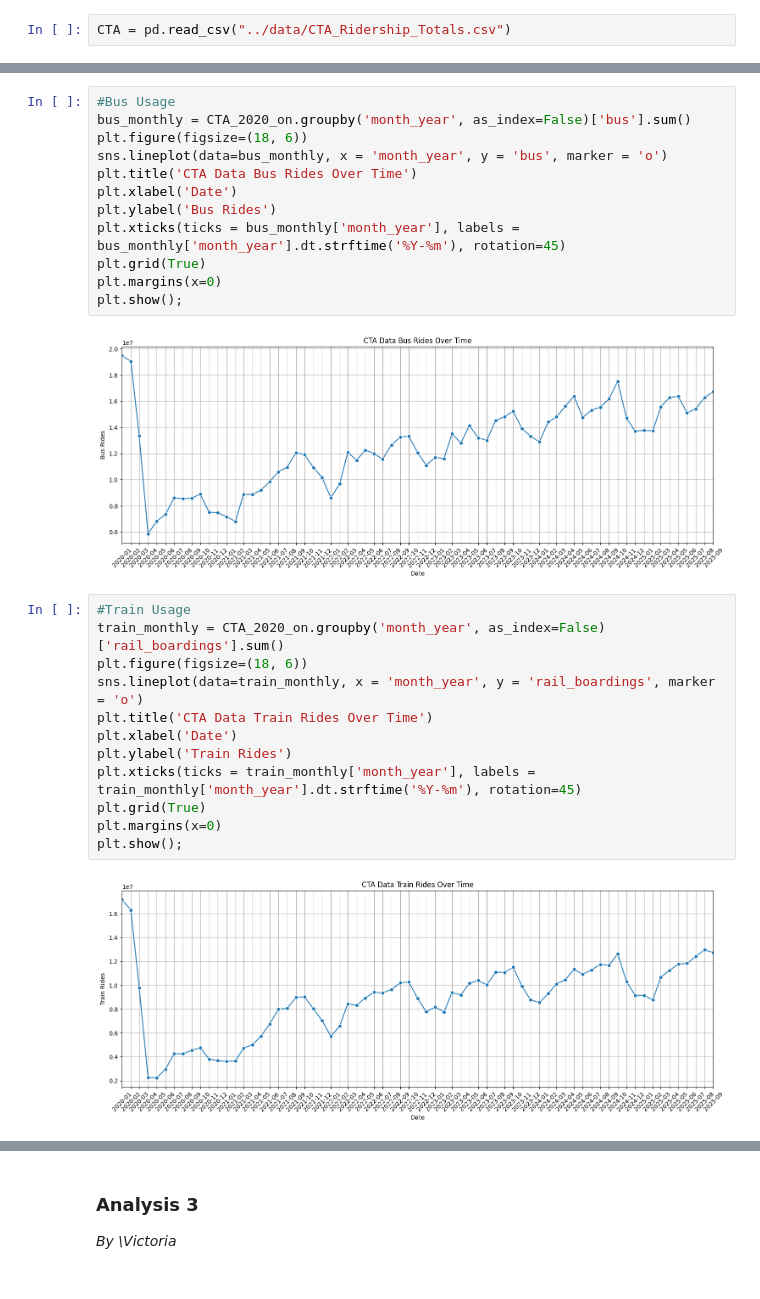
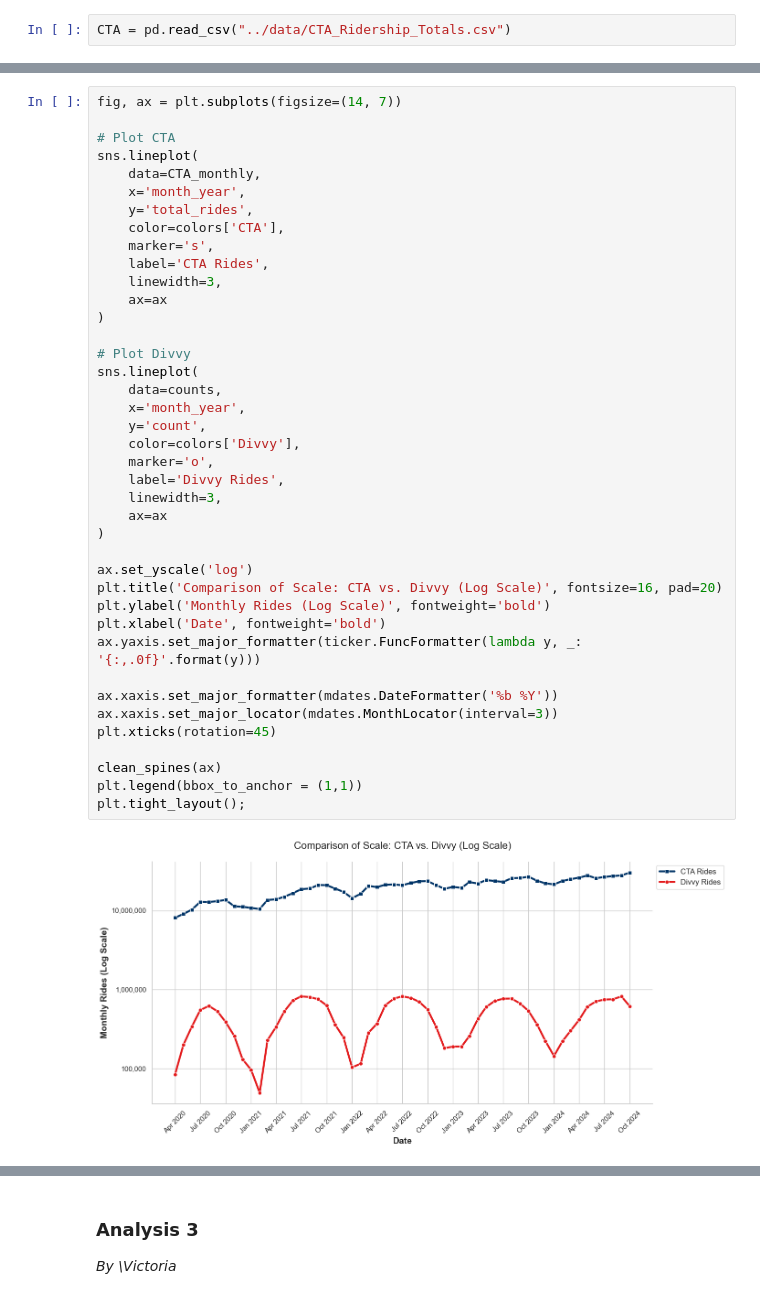
Before and after one commit to JonasGoldberg18/STAT303_Final_Project, a Jupyter notebook: Project Code Template.ipynb, the cells around one changed output, grey strips where cells are left out. Saved outputs shown, nothing was run; the diff lists cells and outputs as text.

```diff
--- a/Project Code Template.ipynb
+++ b/Project Code Template.ipynb
@@ -718,28 +701,42 @@ CTA_2020_on
-# %%
-#Bus Usage
-bus_monthly = CTA_2020_on.groupby('month_year', as_index=False)['bus'].sum()
-plt.figure(figsize=(18, 6))
-sns.lineplot(data=bus_monthly, x = 'month_year', y = 'bus', marker = 'o')
-plt.title('CTA Data Bus Rides Over Time')
-plt.xlabel('Date')
-plt.ylabel('Bus Rides')
-plt.xticks(ticks = bus_monthly['month_year'], labels = bus_monthly['month_year'].dt.strftime('%Y-%m'), rotation=45)
-plt.grid(True)
-plt.margins(x=0)
-plt.show();
-# %% [output]
-[figure, removed]
-# %%
-#Train Usage
-train_monthly = CTA_2020_on.groupby('month_year', as_index=False)['rail_boardings'].sum()
-plt.figure(figsize=(18, 6))
-sns.lineplot(data=train_monthly, x = 'month_year', y = 'rail_boardings', marker = 'o')
-plt.title('CTA Data Train Rides Over Time')
-plt.xlabel('Date')
-plt.ylabel('Train Rides')
-plt.xticks(ticks = train_monthly['month_year'], labels = train_monthly['month_year'].dt.strftime('%Y-%m'), rotation=45)
-plt.grid(True)
-plt.margins(x=0)
-plt.show();
-# %% [output]
-[figure, removed]
+# %%
+fig, ax = plt.subplots(figsize=(14, 7))
+
+# Plot CTA
+sns.lineplot(
+    data=CTA_monthly,
+    x='month_year',
+    y='total_rides',
+    color=colors['CTA'],
+    marker='s',
+    label='CTA Rides',
+    linewidth=3,
+    ax=ax
+)
+
+# Plot Divvy
+sns.lineplot(
+    data=counts,
+    x='month_year',
+    y='count',
+    color=colors['Divvy'],
+    marker='o',
+    label='Divvy Rides',
+    linewidth=3,
+    ax=ax
+)
+
+ax.set_yscale('log')
+plt.title('Comparison of Scale: CTA vs. Divvy (Log Scale)', fontsize=16, pad=20)
+plt.ylabel('Monthly Rides (Log Scale)', fontweight='bold')
+plt.xlabel('Date', fontweight='bold')
+ax.yaxis.set_major_formatter(ticker.FuncFormatter(lambda y, _: '{:,.0f}'.format(y)))
+
+ax.xaxis.set_major_formatter(mdates.DateFormatter('%b %Y'))
+ax.xaxis.set_major_locator(mdates.MonthLocator(interval=3))
+plt.xticks(rotation=45)
+
+clean_spines(ax)
+plt.legend(bbox_to_anchor = (1,1))
+plt.tight_layout();
+# %% [output]
+[figure, added]
```
Also changed, not shown: parts of 9 cells of this notebook.
